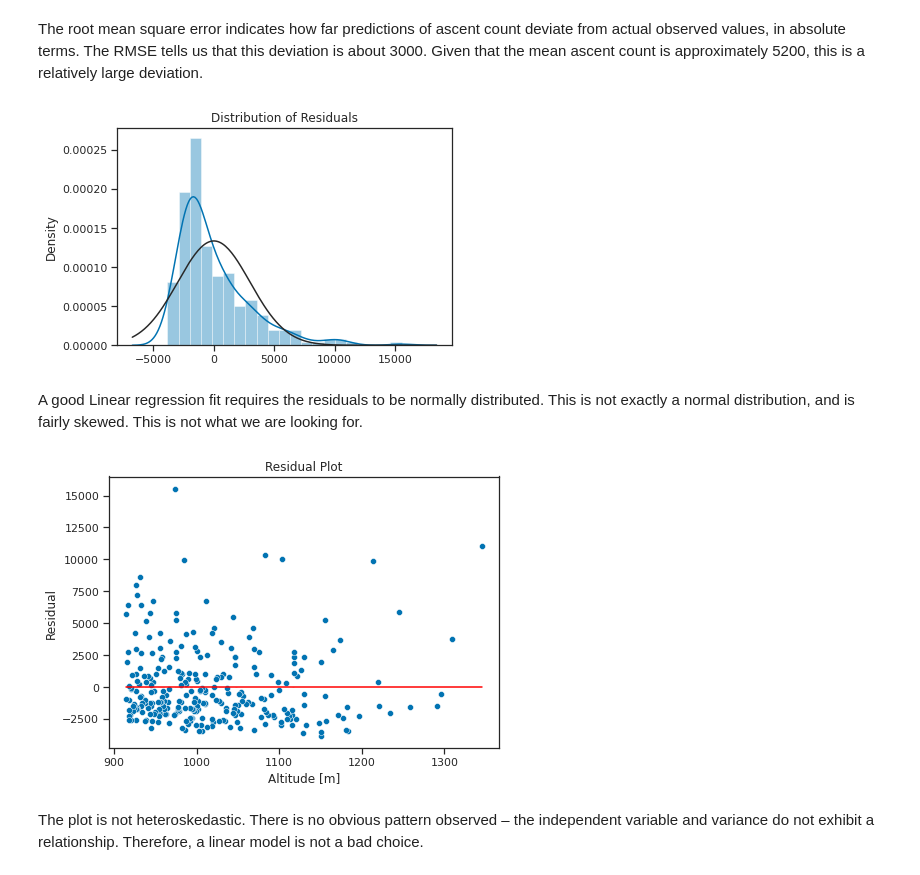
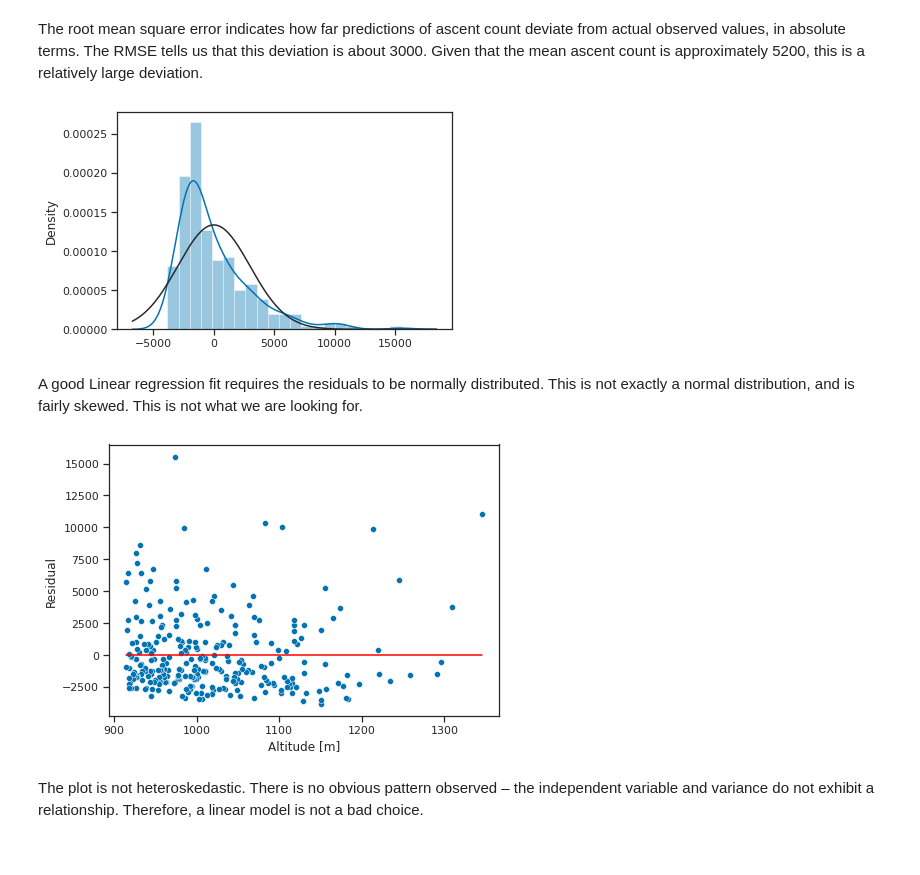
Before and after one commit to filipbalucha/FDS_final_project, a Jupyter notebook: data_analysis.ipynb, the cells around one changed output. Cells and saved outputs as stored; diff of their text form; code cells hidden in the pictures.

```diff
--- a/data_analysis.ipynb
+++ b/data_analysis.ipynb
@@ -309,10 +323,11 @@ The root mean square error indicates how far predictions of ascent count deviate
 # %%
 # Plot the distribution of residuals
 sns.distplot(results.resid, fit=stats.norm)
-plt.title('Distribution of Residuals')
+plt.savefig('residuals_dist.pdf', bbox_inches='tight')
+# plt.title('Distribution of Residuals')
 plt.show()
 # %% [output]
-[figure, old version]
+[figure, new version]
 # %% [markdown]
 A good Linear regression fit requires the residuals to be normally distributed. This is not exactly a normal distribution, and is fairly skewed. This is not what we are looking for.
 # %%
@@ -321,12 +336,14 @@ scatter = sns.scatterplot(x=munro['altitude'], y=results.resid)
 
 ax.set_ylabel('Residual')
 ax.set_xlabel('Altitude [m]')
-ax.set_title('Residual Plot')
+# ax.set_title('Residual Plot')
 
 sns.lineplot(x=munro['altitude'], y=0, color='red')
+
+plt.savefig('residuals_plot.pdf', bbox_inches='tight')
 plt.show()
 # %% [output]
-[figure, old version]
+[figure, new version]
 # %% [markdown]
 The plot is not heteroskedastic. There is no obvious pattern observed – the independent variable and variance do not exhibit a relationship. Therefore, a linear model is not a bad choice.
 # %% [markdown]
```
Also changed, not shown: parts of 37 cells of this notebook, 3 other files.
